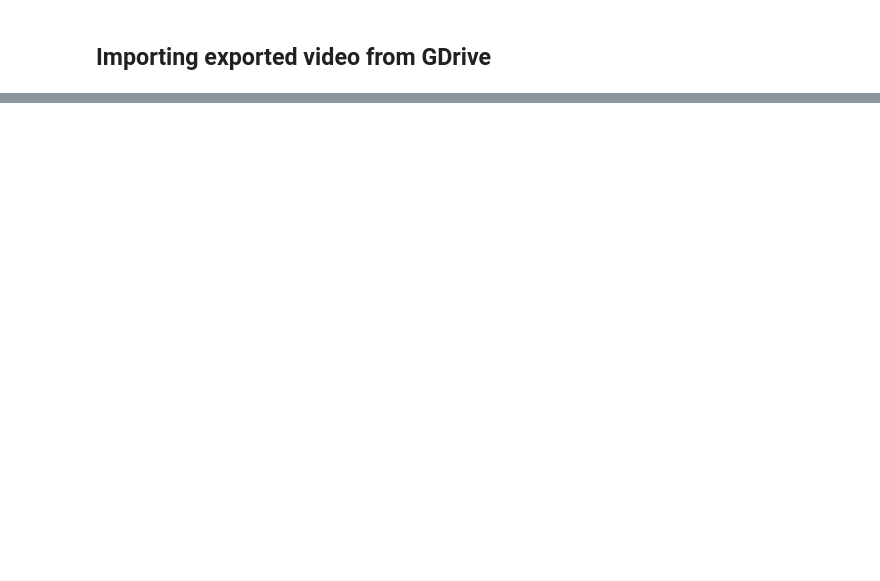
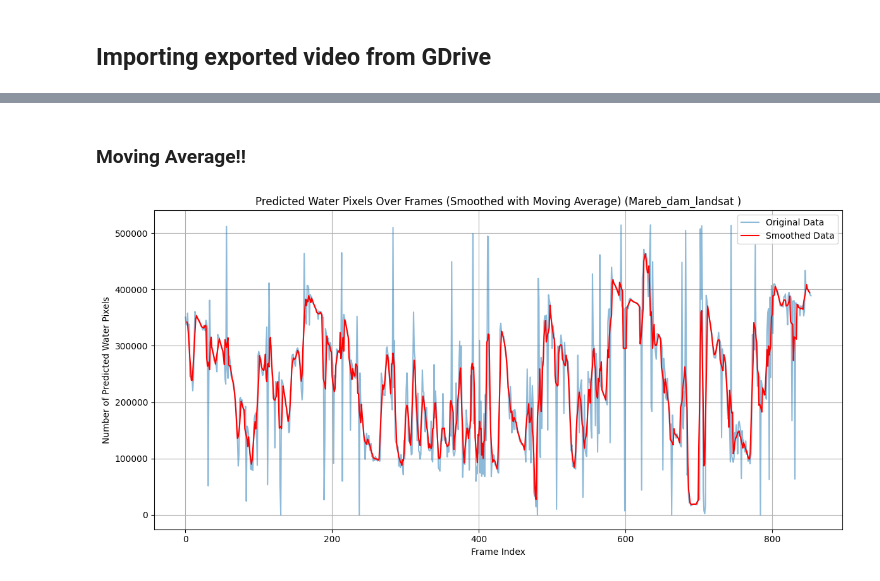
Before and after one commit to Birkbeck/msc-projects-2023-4-aimanaleryani, a Jupyter notebook: Application.ipynb, the cells around one changed output, grey strips where cells are left out. Drawn from its saved outputs; the diff is of its cells as text; code cells hidden in the pictures; blank space fills up the shorter version.

```diff
--- a/Application.ipynb
+++ b/Application.ipynb
@@ -423,0 +573,28 @@ cv2.destroyAllWindows()
+# %% [markdown]
+### Moving Average!!
+# %%
+import pandas as pd
+import matplotlib.pyplot as plt
+
+# Load the data
+df = pd.read_csv(('/content/drive/MyDrive/VideosOut/Data/predicted_water_pixel_counts' + descrip + '.csv'))
+
+# Apply a moving average for smoothing
+window_size = 5  # Adjust the window size as needed
+df['smoothed_pixels'] = df['predicted_water_pixels'].rolling(window=window_size, center=True).mean()
+
+# Plotting the original and smoothed data
+plt.figure(figsize=(12, 6))
+plt.plot(df['frame_index'], df['predicted_water_pixels'], label='Original Data', alpha=0.5)
+plt.plot(df['frame_index'], df['smoothed_pixels'], label='Smoothed Data', color='red')
+plt.title(('Predicted Water Pixels Over Frames (Smoothed with Moving Average) ('+ descrip+' )' ))
+plt.xlabel('Frame Index')
+plt.ylabel('Number of Predicted Water Pixels')
+plt.legend()
+plt.grid(True)
+plt.tight_layout()
+# Save the plot as a jpg
+plt.savefig(('/content/drive/MyDrive/VideosOut/Plots/predicted_water_pixel_counts_' + descrip + '_moving average.jpg'), format='jpg')
+plt.show()
+# %% [output]
+[figure, added]
```
Also changed, not shown: parts of 17 cells of this notebook.
